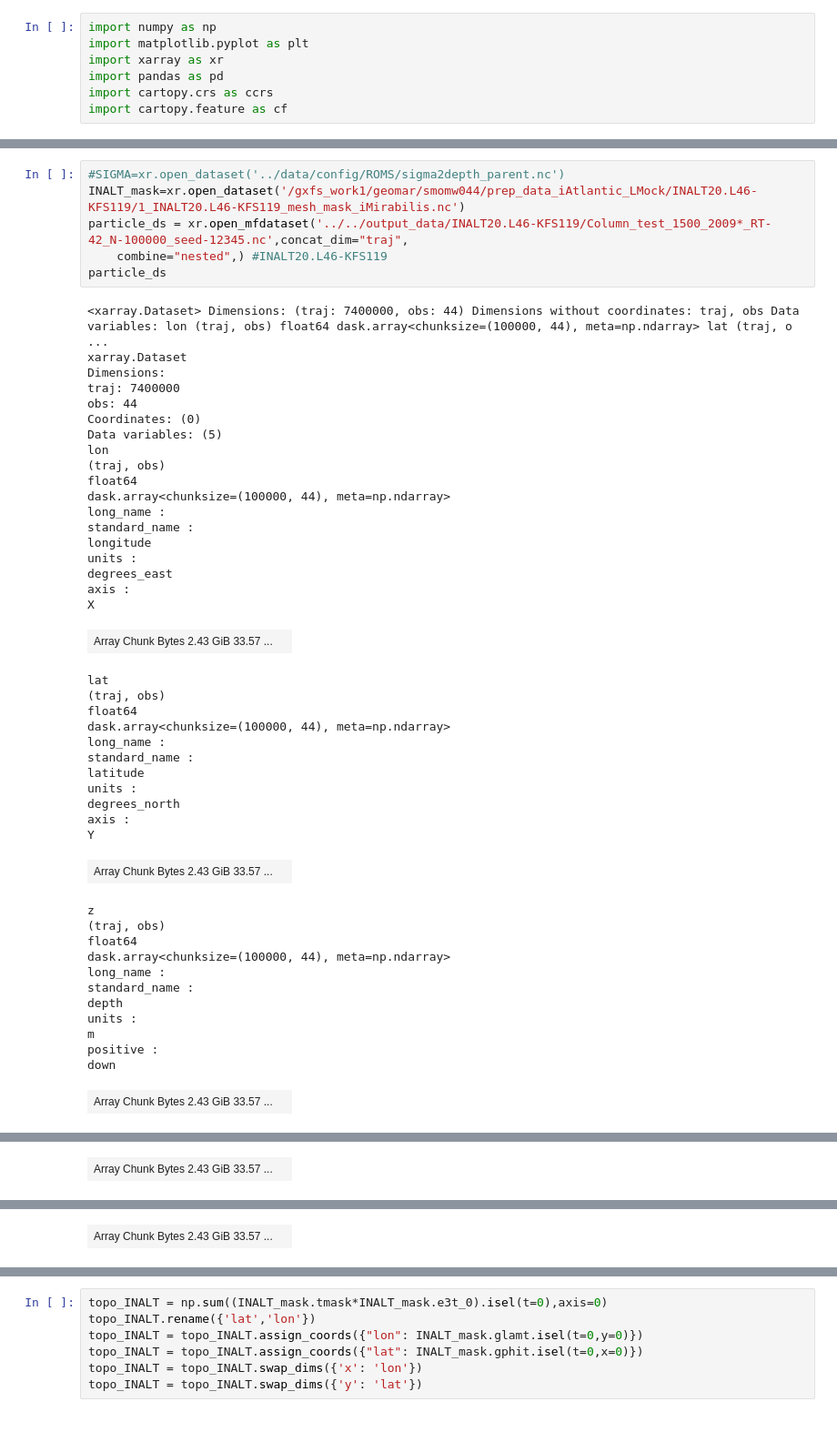
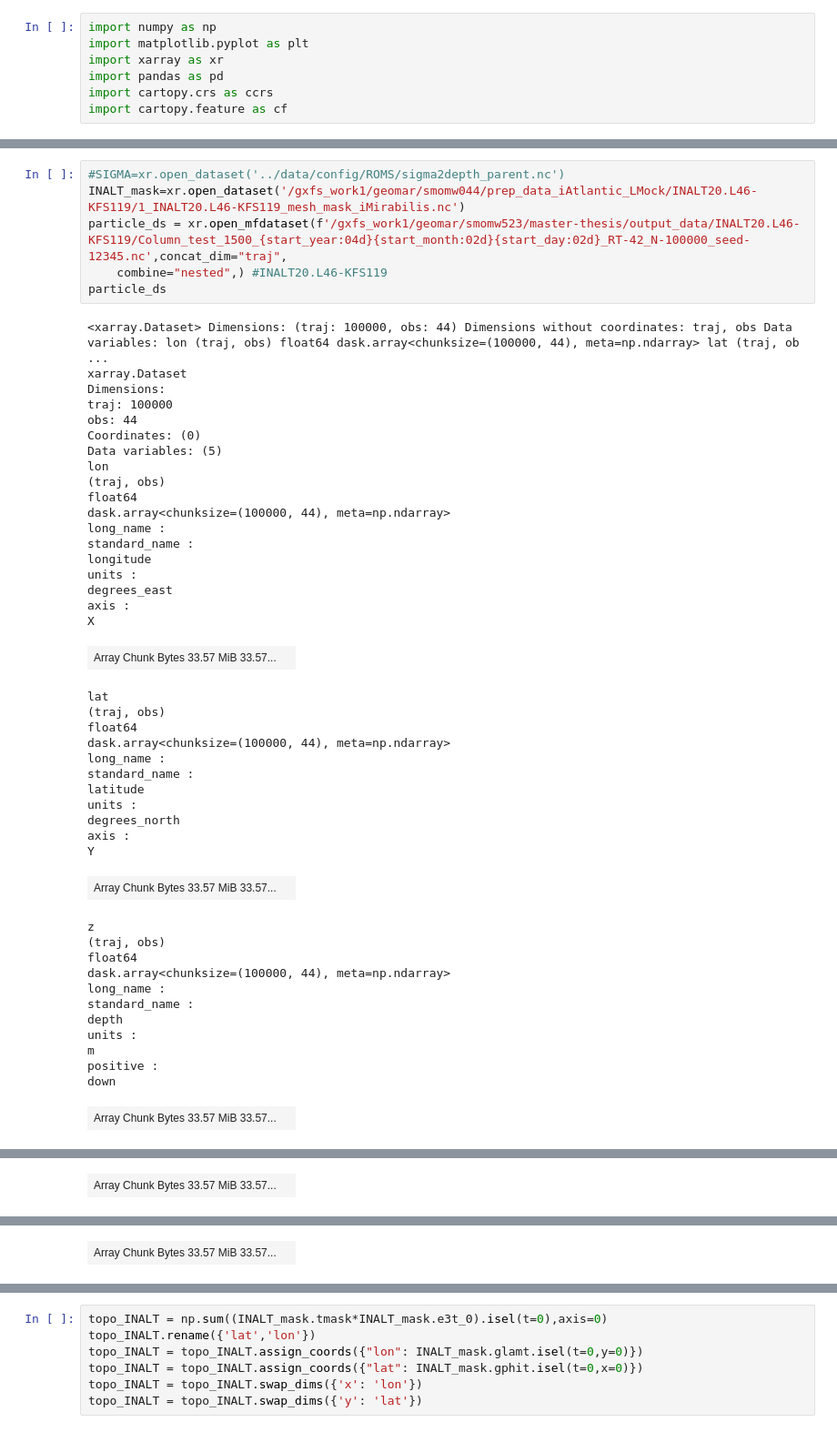
Before and after one commit to LeonMock/master-thesis, a Jupyter notebook: notebooks/preliminary-experiment/2023-09-01_trajectories-INALT-column.ipynb, the cells around one changed output, grey strips where cells are left out. Shown at 91% size. Saved outputs shown, nothing was run; the diff lists cells and outputs as text.

```diff
--- a/notebooks/preliminary-experiment/2023-09-01_trajectories-INALT-column.ipynb
+++ b/notebooks/preliminary-experiment/2023-09-01_trajectories-INALT-column.ipynb
@@ -15,29 +15,29 @@ runtime_in_days = 42
 # %%
 #SIGMA=xr.open_dataset('../data/config/ROMS/sigma2depth_parent.nc')
 INALT_mask=xr.open_dataset('/gxfs_work1/geomar/smomw044/prep_data_iAtlantic_LMock/INALT20.L46-KFS119/1_INALT20.L46-KFS119_mesh_mask_iMirabilis.nc')
-particle_ds = xr.open_mfdataset('../../output_data/INALT20.L46-KFS119/Column_test_1500_2009*_RT-42_N-100000_seed-12345.nc',concat_dim="traj",
+particle_ds = xr.open_mfdataset(f'/gxfs_work1/geomar/smomw523/master-thesis/output_data/INALT20.L46-KFS119/Column_test_1500_{start_year:04d}{start_month:02d}{start_day:02d}_RT-42_N-100000_seed-12345.nc',concat_dim="traj",
     combine="nested",) #INALT20.L46-KFS119
 particle_ds
 # %% [output]
-<xarray.Dataset> Dimensions: (traj: 7400000, obs: 44) Dimensions without coordinates: traj, obs Data variables: lon (traj, obs) float64 dask.array<chunksize=(100000, 44), meta=np.ndarray> lat (traj, o ...
+<xarray.Dataset> Dimensions: (traj: 100000, obs: 44) Dimensions without coordinates: traj, obs Data variables: lon (traj, obs) float64 dask.array<chunksize=(100000, 44), meta=np.ndarray> lat (traj, ob ...
 xarray.Dataset
 Dimensions:
-traj: 7400000
+traj: 100000
 obs: 44
 Coordinates: (0)
 Data variables: (5)
 lon
 (traj, obs)
 float64
 dask.array<chunksize=(100000, 44), meta=np.ndarray>
 long_name :
 standard_name :
 longitude
 units :
 degrees_east
 axis :
 X
-| Array Chunk Bytes 2.43 GiB 33.57 ... |  |
+| Array Chunk Bytes 33.57 MiB 33.57... |  |
 lat
 (traj, obs)
 float64
@@ -49,7 +49,7 @@ units :
 degrees_north
 axis :
 Y
-| Array Chunk Bytes 2.43 GiB 33.57 ... |  |
+| Array Chunk Bytes 33.57 MiB 33.57... |  |
 z
 (traj, obs)
 float64
@@ -61,7 +61,7 @@ units :
 m
 positive :
 down
-| Array Chunk Bytes 2.43 GiB 33.57 ... |  |
+| Array Chunk Bytes 33.57 MiB 33.57... |  |
 time
 (traj, obs)
 datetime64[ns]
@@ -71,7 +71,7 @@ standard_name :
 time
 axis :
 T
-| Array Chunk Bytes 2.43 GiB 33.57 ... |  |
+| Array Chunk Bytes 33.57 MiB 33.57... |  |
 trajectory
 (traj, obs)
 float64
@@ -80,7 +80,7 @@ long_name :
 Unique identifier for each particle
 cf_role :
 trajectory_id
-| Array Chunk Bytes 2.43 GiB 33.57 ... |  |
+| Array Chunk Bytes 33.57 MiB 33.57... |  |
 Attributes: (5)
 feature_type :
 trajectory
```
Also changed, not shown: parts of 8 cells of this notebook, 17 other files.
